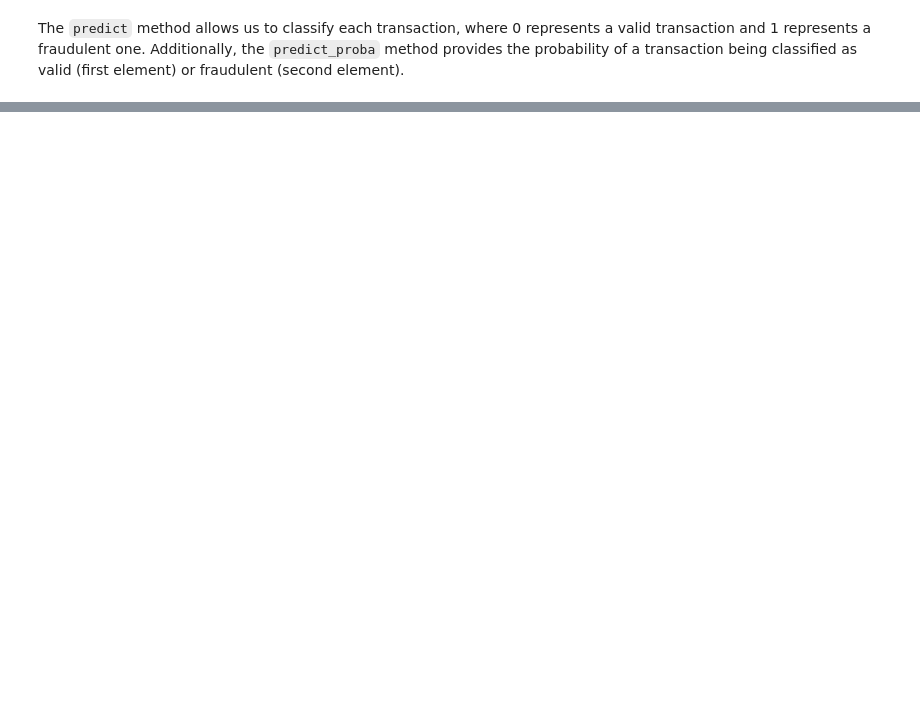
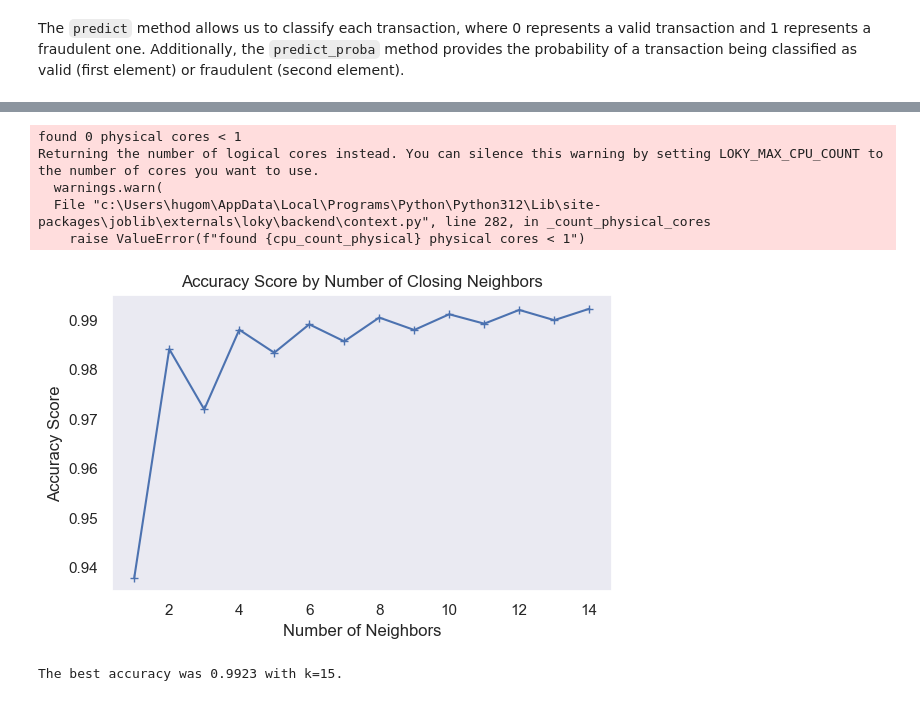
Before and after one commit to hugomaestri/data_science, a Jupyter notebook: 3-Credit_Card_Fraud_Detection.ipynb, the cells around one changed output, grey strips where cells are left out. Saved outputs shown, nothing was run; the diff lists cells and outputs as text; code cells hidden in the pictures; blank space fills up the shorter version.

```diff
--- a/3-Credit_Card_Fraud_Detection.ipynb
+++ b/3-Credit_Card_Fraud_Detection.ipynb
@@ -456,0 +606,33 @@ The model achieved an overall accuracy of 96.75%, indicating that 96.75% of all
+# %%
+# defining the number of closing neighbors
+k_min = 1
+k_max = 15
+k_neighbors = np.zeros((k_max - k_min))
+
+for i in range(k_min, k_max):
+    knn = KNeighborsClassifier(n_neighbors=i)
+    knn.fit(X_rus, y_rus)
+    y_pred_knn = knn.predict(X_val)
+
+    k_neighbors[i - k_min] = accuracy_score(y_val, y_pred_knn)
+
+fig, ax = plt.subplots(figsize=(6,4))
+ax.plot(range(k_min, k_max), k_neighbors, marker="+")
+ax.set_title('Accuracy Score by Number of Closing Neighbors')
+ax.set_ylabel('Accuracy Score')
+ax.set_xlabel('Number of Neighbors')
+ax.grid(False)
+
+plt.tight_layout()
+plt.show()
+
+best_k = k_neighbors.argmax() + n_min
+print(f'The best accuracy was {round(k_neighbors.max(), 4)} with k={best_k}.')
+# %% [output]
+found 0 physical cores < 1
+Returning the number of logical cores instead. You can silence this warning by setting LOKY_MAX_CPU_COUNT to the number of cores you want to use.
+  warnings.warn(
+  File "c:\Users\hugom\AppData\Local\Programs\Python\Python312\Lib\site-packages\joblib\externals\loky\backend\context.py", line 282, in _count_physical_cores
+    raise ValueError(f"found {cpu_count_physical} physical cores < 1")
+[figure, added]
+The best accuracy was 0.9923 with k=15.
```
Also changed, not shown: parts of 20 cells of this notebook.
